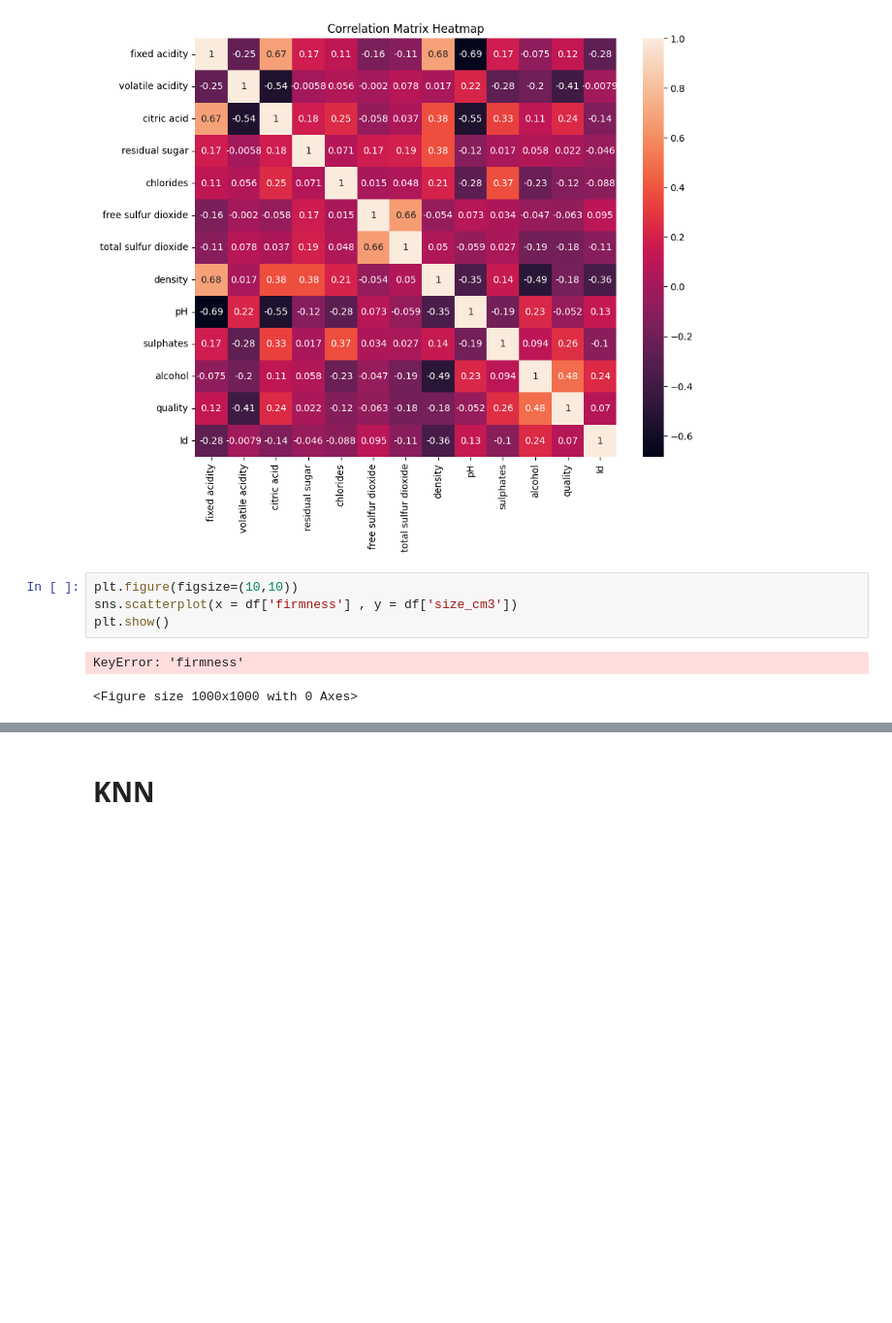
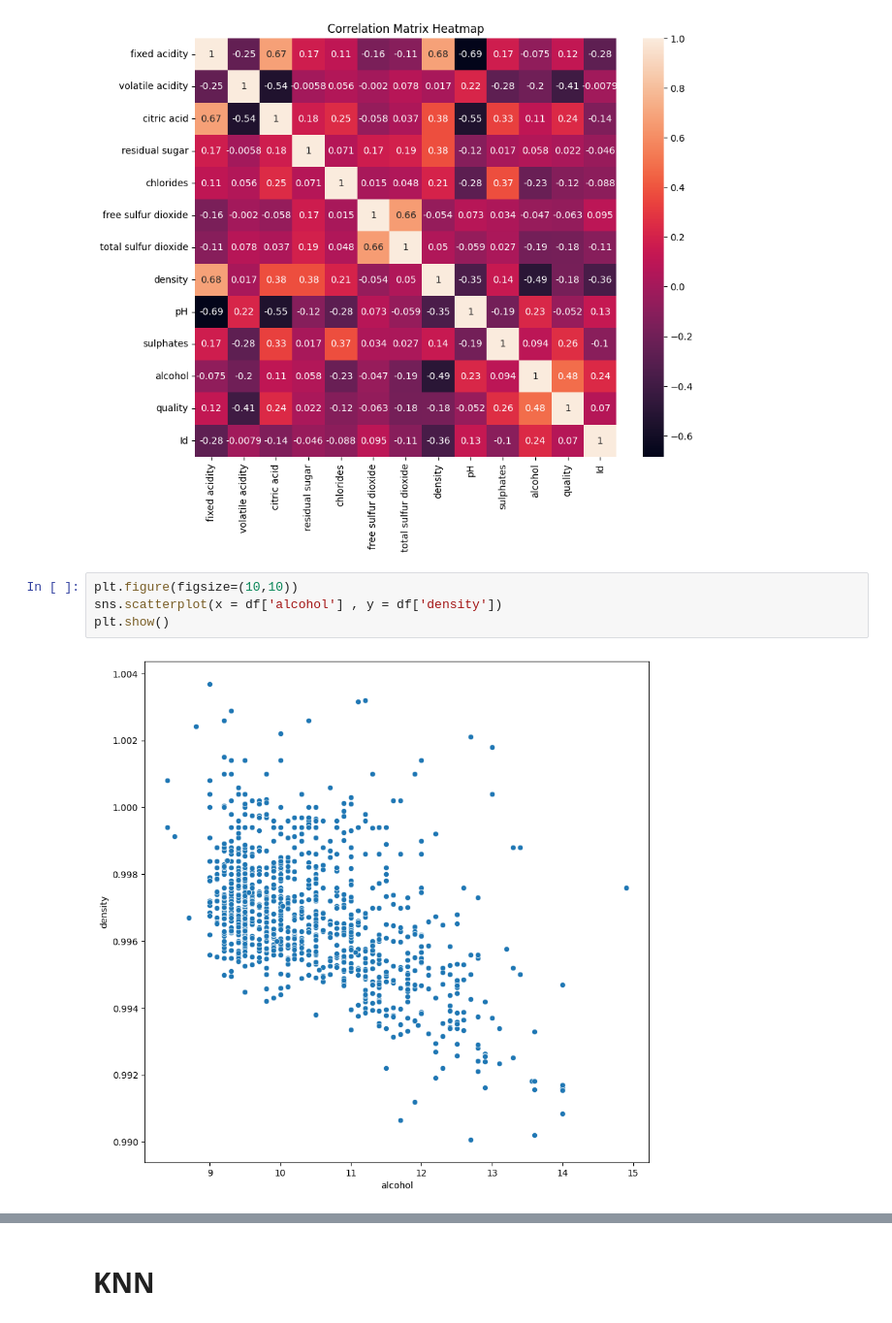
Before and after one commit to Noa810/gal, a Jupyter notebook: avocado.ipynb, the cells around one changed output, grey strips where cells are left out. Shown: that part at 97% size. Drawn from its saved outputs; the diff is of its cells as text; blank space fills up the shorter version.

```diff
--- a/avocado.ipynb
+++ b/avocado.ipynb
@@ -176,10 +195,9 @@ ax = sns.heatmap(corr_matrix, annot=True)
 [figure]
 # %%
 plt.figure(figsize=(10,10))
-sns.scatterplot(x = df['firmness'] , y = df['size_cm3'])
+sns.scatterplot(x = df['alcohol'] , y = df['density'])
 plt.show()
 # %% [output]
-KeyError: 'firmness'
-<Figure size 1000x1000 with 0 Axes>
+[figure, added]
 # %%
 plt.figure(figsize=(10,10))
```
Also changed, not shown: parts of 7 cells of this notebook.
